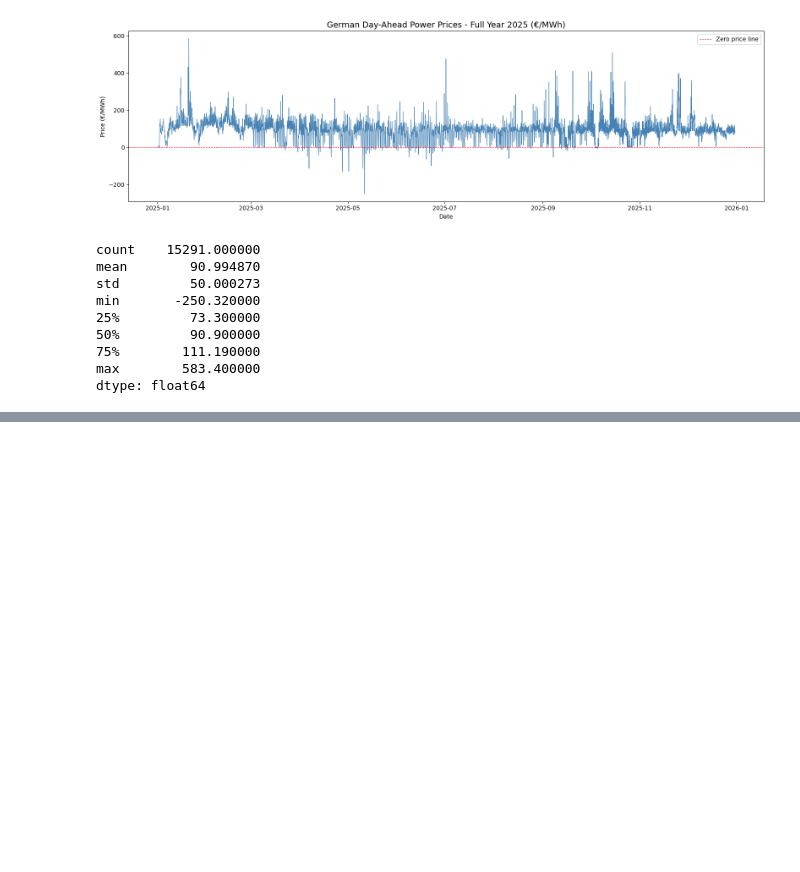
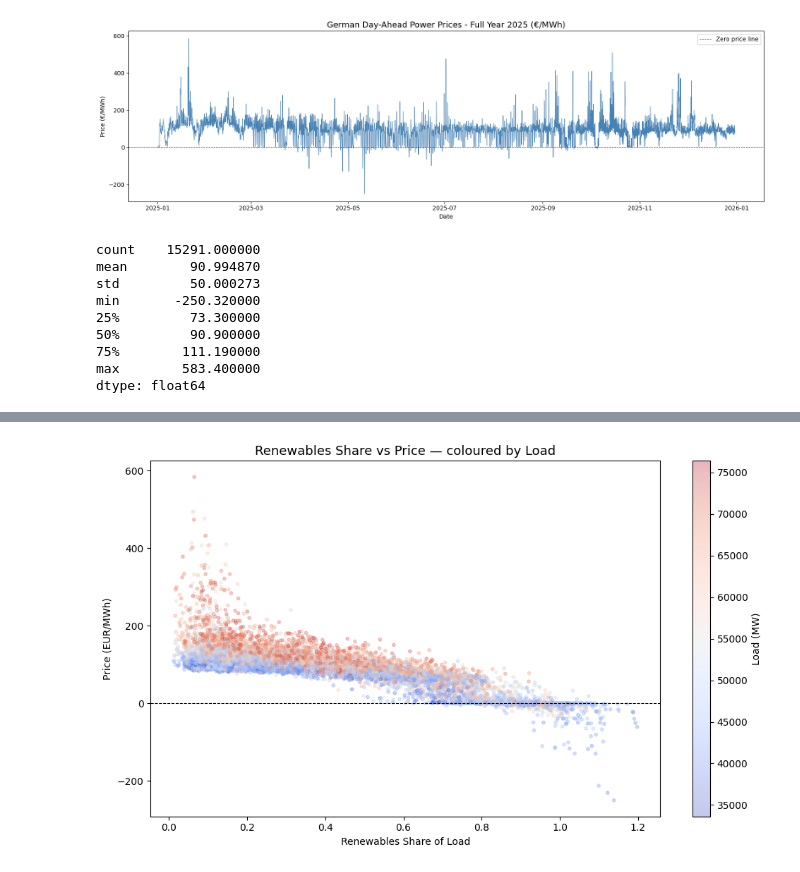
Before and after one commit to mhshehata/energy-price-forecast, a Jupyter notebook: notebooks/01_data_exploration.ipynb, the cells around one changed output, grey strips where cells are left out. Drawn from its saved outputs; the diff is of its cells as text; code cells hidden in the pictures; blank space fills up the shorter version.

```diff
--- a/notebooks/01_data_exploration.ipynb
+++ b/notebooks/01_data_exploration.ipynb
@@ -59,0 +153,14 @@ dtype: float64
+# %%
+# --- Renewables share vs price scatter ---
+fig, ax = plt.subplots(figsize=(10, 6))
+sc = ax.scatter(df['renewables_share'], df['price_EUR_MWh'],
+                alpha=0.3, s=10, c=df['load_MW'], cmap='coolwarm')
+plt.colorbar(sc, label='Load (MW)')
+ax.set_xlabel('Renewables Share of Load')
+ax.set_ylabel('Price (EUR/MWh)')
+ax.set_title('Renewables Share vs Price — coloured by Load', fontsize=13)
+ax.axhline(0, color='black', linewidth=0.8, linestyle='--')
+plt.tight_layout()
+plt.show()
+# %% [output]
+[figure, added]
```
Also changed, not shown: parts of 7 cells of this notebook, 1 other file.
